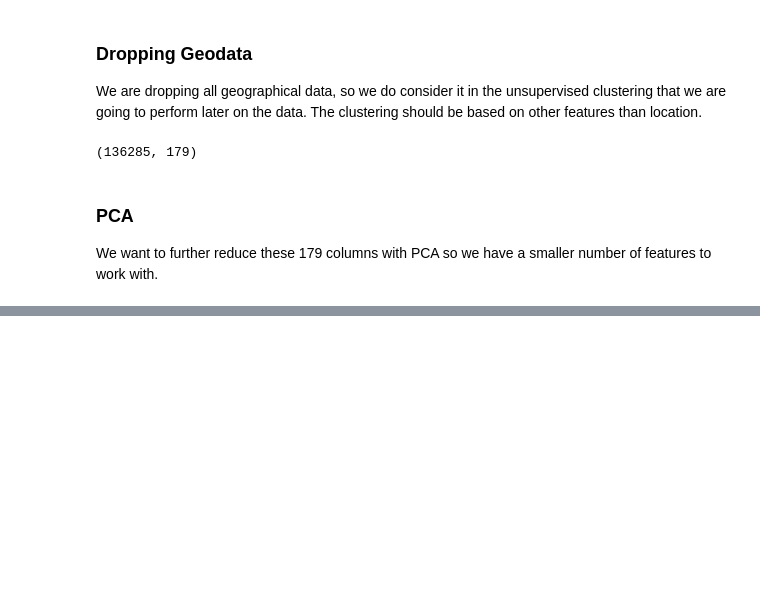
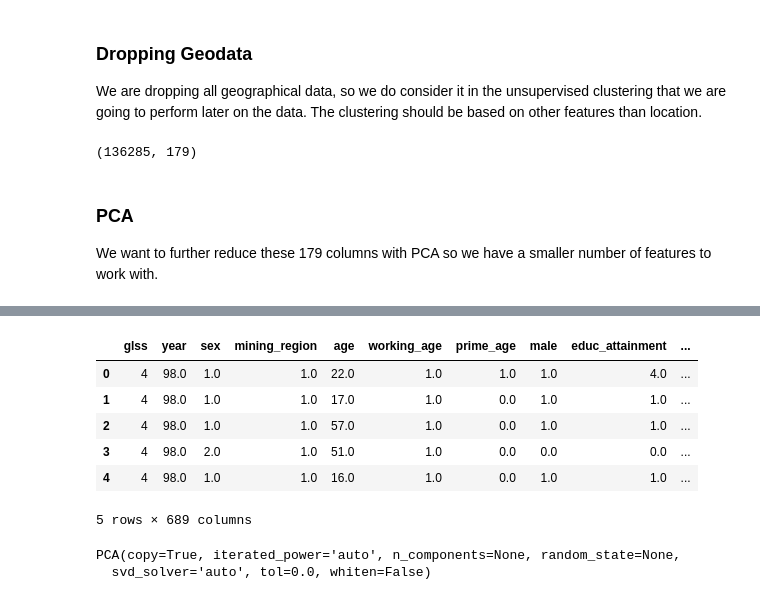
Before and after one commit to oliviak/ghanamines, a Jupyter notebook: MainGLSS.ipynb, the cells around one changed output, grey strips where cells are left out. Saved outputs shown, nothing was run; the diff lists cells and outputs as text; code cells hidden in the pictures; blank space fills up the shorter version.

```diff
--- a/MainGLSS.ipynb
+++ b/MainGLSS.ipynb
@@ -284,0 +298,14 @@ SyntaxError: invalid character in identifier (<ipython-input-2-3b4b41d7f8b4>, li
+# %%
+dfnstrB = dfnstr.drop(['hhid', 'region', 'clust', 'nh', 'pid', 'x', 'y', 'eanum', 'reg_code', 'dist_name', 'reg_name'], axis=1)
+# %%
+dfnstrC = dfnstrB
+dfnstrC[np.isnan(dfnstrC)] = -1
+dfnstrC.head()
+# %% [output]
+|  | glss | year | sex | mining_region | age | working_age | prime_age | male | educ_attainment | ... |
+| 0 | 4 | 98.0 | 1.0 | 1.0 | 22.0 | 1.0 | 1.0 | 1.0 | 4.0 | ... |
+| 1 | 4 | 98.0 | 1.0 | 1.0 | 17.0 | 1.0 | 0.0 | 1.0 | 1.0 | ... |
+| 2 | 4 | 98.0 | 1.0 | 1.0 | 57.0 | 1.0 | 0.0 | 1.0 | 1.0 | ... |
+| 3 | 4 | 98.0 | 2.0 | 1.0 | 51.0 | 1.0 | 0.0 | 0.0 | 0.0 | ... |
+| 4 | 4 | 98.0 | 1.0 | 1.0 | 16.0 | 1.0 | 0.0 | 1.0 | 1.0 | ... |
+5 rows × 689 columns
@@ -285,2 +314,5 @@ SyntaxError: invalid character in identifier (<ipython-input-2-3b4b41d7f8b4>, li
 # %%
-pca.fit(df)
+pca.fit(dfnstrC)
+# %% [output]
+PCA(copy=True, iterated_power='auto', n_components=None, random_state=None,
+  svd_solver='auto', tol=0.0, whiten=False)
```
Also changed, not shown: parts of 8 cells of this notebook.
